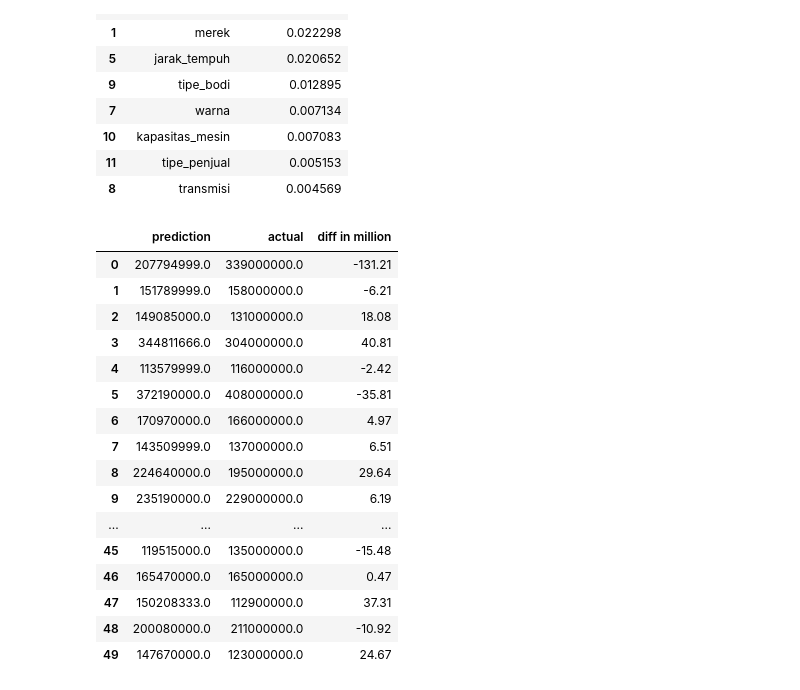
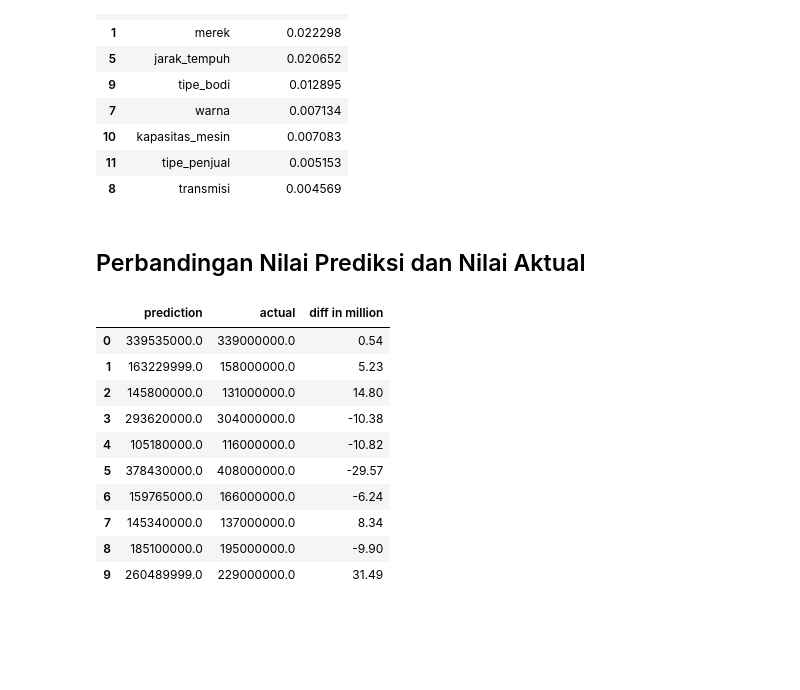
Before and after one commit to artso17/olxdatascience, a Jupyter notebook: notebook.ipynb, the cells around one changed output. Cells and saved outputs as stored; diff of their text form; code cells hidden in the pictures; blank space fills up the shorter version.

```diff
--- a/notebook.ipynb
+++ b/notebook.ipynb
@@ -603,5 +594,8 @@ from sklearn.metrics import mean_absolute_percentage_error,mean_absolute_error
 # %%
+# Preprocessor
 le=LabelEncoder()
-ohe=OneHotEncoder()
+ohe=OneHotEncoder(drop='first')
 scaler=MinMaxScaler()
-rf=RandomForestRegressor(random_state=1)
+
+# Model
+rf=RandomForestRegressor(random_state=1,n_jobs=-1)
@@ -733,29 +753,26 @@ feat_important
 | 10 | kapasitas_mesin | 0.007083 |
 | 11 | tipe_penjual | 0.005153 |
 | 8 | transmisi | 0.004569 |
+# %% [markdown]
+## Perbandingan Nilai Prediksi dan Nilai Aktual
 # %%
+# Menampilkan Perbandingan nilai prediksi dan nilai aktual beserta perbedaannya
 results=pd.DataFrame([y_pred.astype('int'),y_test]).T
 results.columns=columns=['prediction','actual']
 results['diff in million']=((results.prediction-results.actual)/1000000).round(2)
-results.head(50)
+results.head(10)
 # %% [output]
 |  | prediction | actual | diff in million |
-| 0 | 207794999.0 | 339000000.0 | -131.21 |
-| 1 | 151789999.0 | 158000000.0 | -6.21 |
-| 2 | 149085000.0 | 131000000.0 | 18.08 |
-| 3 | 344811666.0 | 304000000.0 | 40.81 |
-| 4 | 113579999.0 | 116000000.0 | -2.42 |
-| 5 | 372190000.0 | 408000000.0 | -35.81 |
-| 6 | 170970000.0 | 166000000.0 | 4.97 |
-| 7 | 143509999.0 | 137000000.0 | 6.51 |
-| 8 | 224640000.0 | 195000000.0 | 29.64 |
-| 9 | 235190000.0 | 229000000.0 | 6.19 |
-| ... | ... | ... | ... |
-| 45 | 119515000.0 | 135000000.0 | -15.48 |
-| 46 | 165470000.0 | 165000000.0 | 0.47 |
-| 47 | 150208333.0 | 112900000.0 | 37.31 |
-| 48 | 200080000.0 | 211000000.0 | -10.92 |
-| 49 | 147670000.0 | 123000000.0 | 24.67 |
+| 0 | 339535000.0 | 339000000.0 | 0.54 |
+| 1 | 163229999.0 | 158000000.0 | 5.23 |
+| 2 | 145800000.0 | 131000000.0 | 14.80 |
+| 3 | 293620000.0 | 304000000.0 | -10.38 |
+| 4 | 105180000.0 | 116000000.0 | -10.82 |
+| 5 | 378430000.0 | 408000000.0 | -29.57 |
+| 6 | 159765000.0 | 166000000.0 | -6.24 |
+| 7 | 145340000.0 | 137000000.0 | 8.34 |
+| 8 | 185100000.0 | 195000000.0 | -9.90 |
+| 9 | 260489999.0 | 229000000.0 | 31.49 |
 # %%
 size=(11,12)
 for col in colcat:
```
Also changed, not shown: parts of 35 cells of this notebook.
